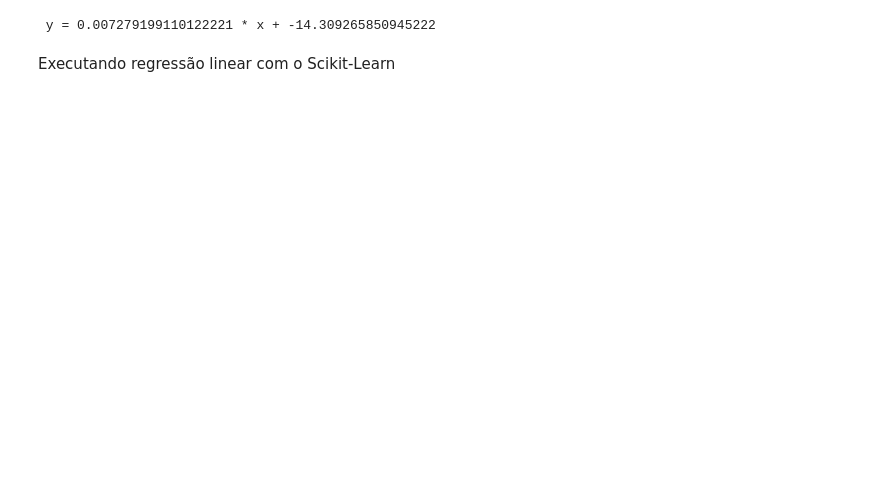
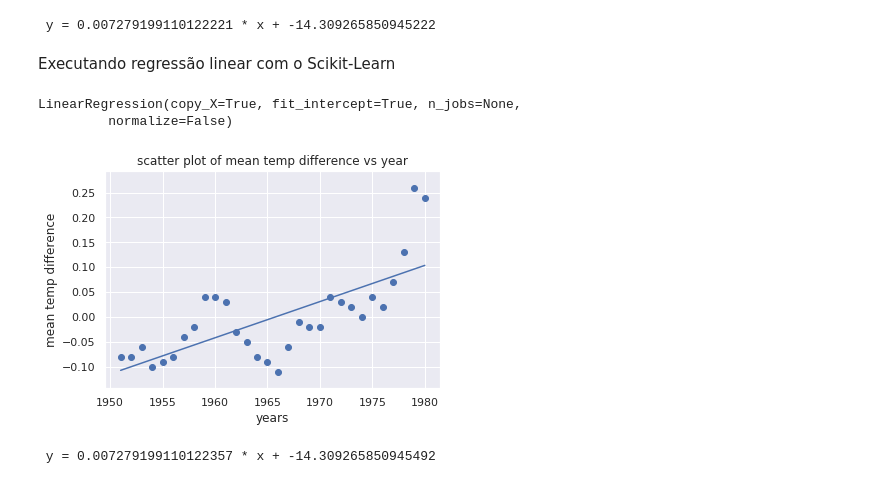
Before and after one commit to emersonleo/mudancas-climaticas, a Jupyter notebook: climatechange.ipynb, the cells around one changed output. Saved outputs shown, nothing was run; the diff lists cells and outputs as text; code cells hidden in the pictures; blank space fills up the shorter version.

Commit message:
Adicionando Regressão linear com scikit-learn

```diff
--- a/climatechange.ipynb
+++ b/climatechange.ipynb
@@ -50,3 +47,25 @@ plt.show()
  y = 0.007279199110122221 * x + -14.309265850945222
 # %% [markdown]
 Executando regressão linear com o Scikit-Learn
+# %%
+model = LinearRegression(fit_intercept=True)
+
+# Ajustando e construindo o modelo de regressão
+model.fit(yearsBase[:, np.newaxis], meanBase)
+mean_predicted = model.predict(yearsBase[:, np.newaxis])
+
+
+#Plotagem do gráfico
+plt.scatter(yearsBase, meanBase)
+plt.plot(yearsBase, mean_predicted)
+plt.title('scatter plot of mean temp difference vs year')
+plt.xlabel('years', fontsize=12)
+plt.ylabel('mean temp difference', fontsize=12)
+plt.show()
+
+print(' y = {0} * x + {1}'.format(model.coef_[0], model.intercept_))
+# %% [output]
+LinearRegression(copy_X=True, fit_intercept=True, n_jobs=None,
+         normalize=False)
+[figure, added]
+ y = 0.007279199110122357 * x + -14.309265850945492
```
Also changed, not shown: parts of 1 cell of this notebook.
